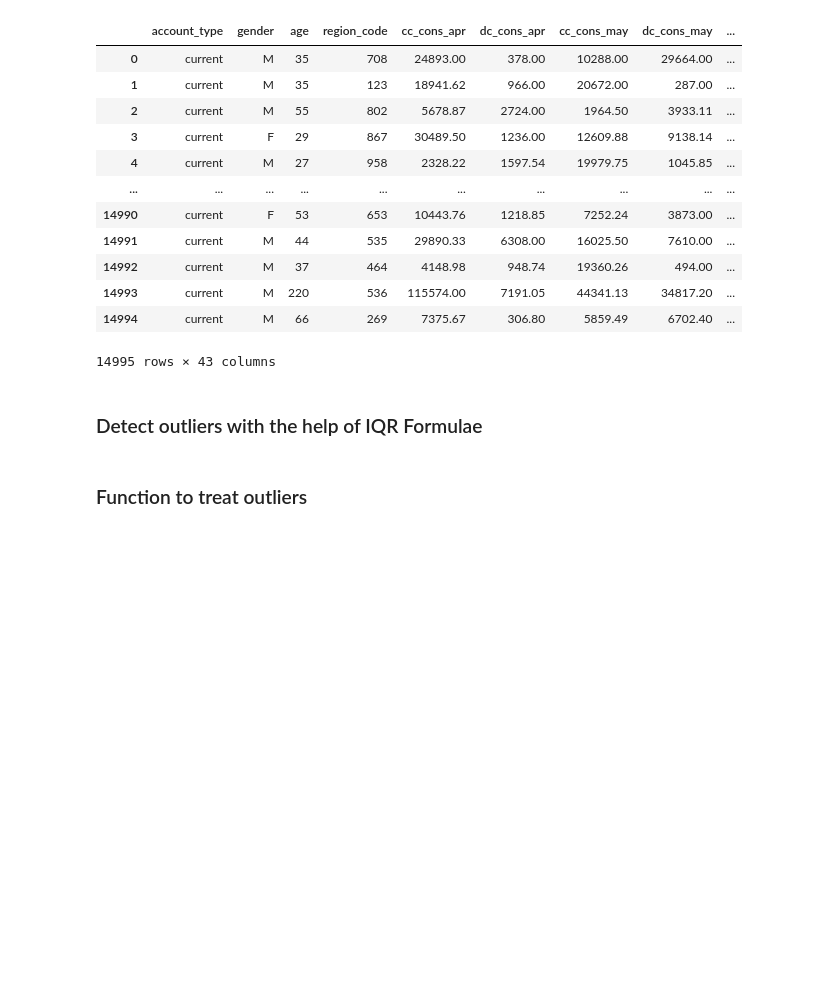
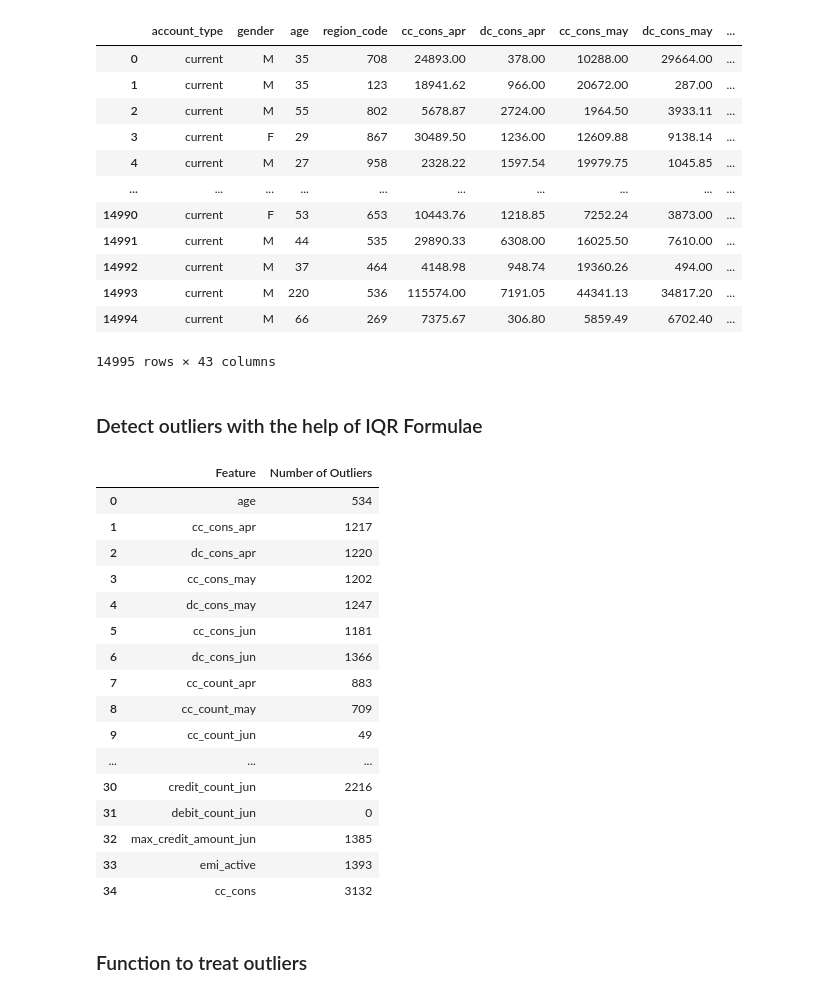
Before and after one commit to kimhonggithub/Predict-Credit-Card-Gen7, a Jupyter notebook: ML_predict_credict.ipynb, the cells around one changed output. Saved outputs shown, nothing was run; the diff lists cells and outputs as text; code cells hidden in the pictures; blank space fills up the shorter version.

```diff
--- a/ML_predict_credict.ipynb
+++ b/ML_predict_credict.ipynb
@@ -104,19 +104,38 @@ df
 # %%
 def detect_outliers(dataframe):
     cols = list(dataframe)
     outliers = pd.DataFrame(columns=['Feature','Number of Outliers'])
 
     for column in cols:
         if column in dataframe.select_dtypes(include=np.number).columns:
             q1 = dataframe[column].quantile(0.25)
             q3 = dataframe[column].quantile(0.75)
             iqr = q3 - q1
             fence_low = q1 - (1.5*iqr)
             fence_high = q3 + (1.5*iqr)
-            outliers = outliers.append({'Feature':column,'Number of Outliers':dataframe.loc[(dataframe[column] < fence_low) | (dataframe[column] > fence_high)].shape[0]},ignore_index=True)
+            outliers = outliers._append({'Feature':column,'Number of Outliers':dataframe.loc[(dataframe[column] < fence_low) | (dataframe[column] > fence_high)].shape[0]},ignore_index=True)
     return outliers
 
-df =detect_outliers(df)
+test_1 = detect_outliers(df)
+test_1
+# %% [output]
+|  | Feature | Number of Outliers |
+| 0 | age | 534 |
+| 1 | cc_cons_apr | 1217 |
+| 2 | dc_cons_apr | 1220 |
+| 3 | cc_cons_may | 1202 |
+| 4 | dc_cons_may | 1247 |
+| 5 | cc_cons_jun | 1181 |
+| 6 | dc_cons_jun | 1366 |
+| 7 | cc_count_apr | 883 |
+| 8 | cc_count_may | 709 |
+| 9 | cc_count_jun | 49 |
+| ... | ... | ... |
+| 30 | credit_count_jun | 2216 |
+| 31 | debit_count_jun | 0 |
+| 32 | max_credit_amount_jun | 1385 |
+| 33 | emi_active | 1393 |
+| 34 | cc_cons | 3132 |
 # %% [markdown]
 ### Function to treat outliers
 # %%
```
Also changed, not shown: parts of 5 cells of this notebook.
